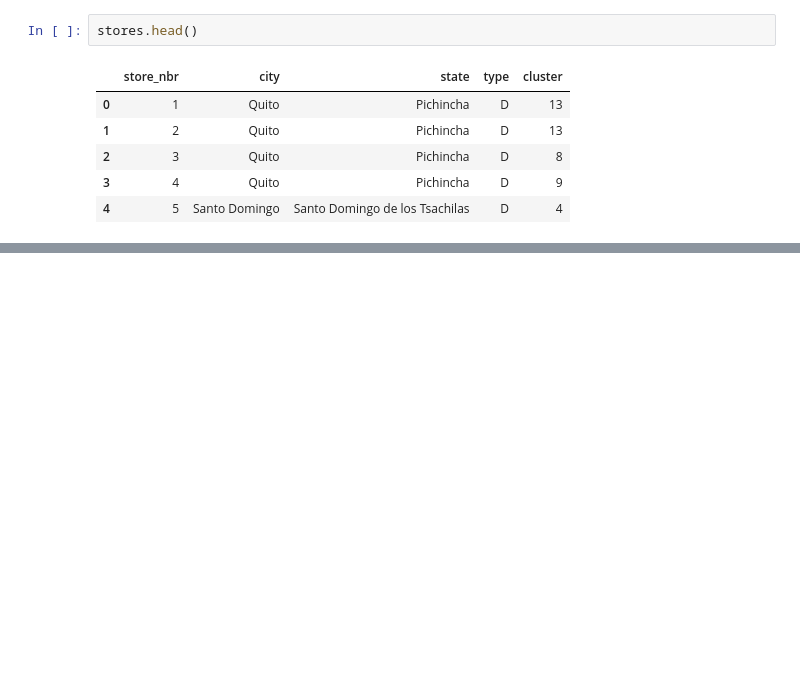
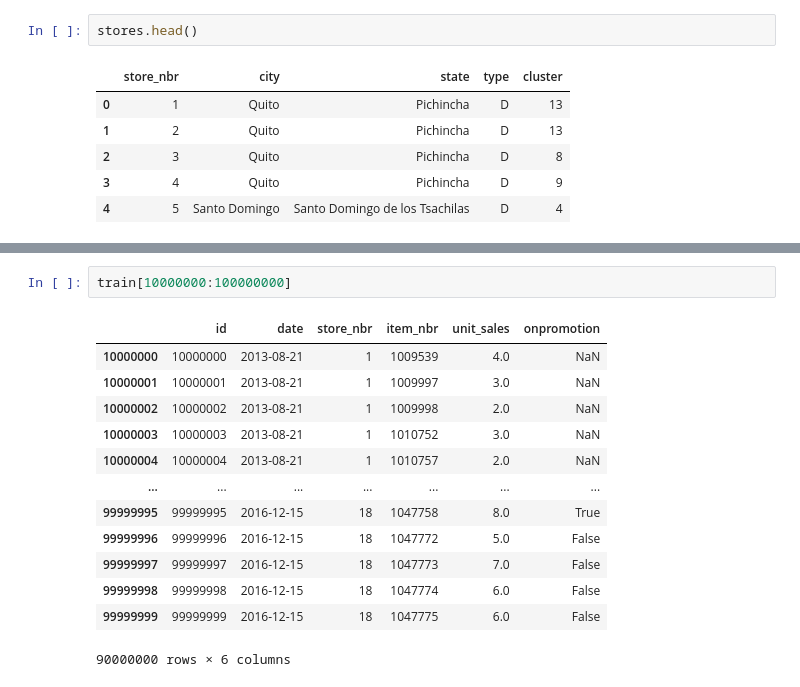
Before and after one commit to GregW04/Demand-Forecast, a Jupyter notebook: DF_wakacyjne_wyzwanie/EDA/EDA_Greggy.ipynb, the cells around one changed output, grey strips where cells are left out. Drawn from its saved outputs; the diff is of its cells as text; blank space fills up the shorter version.

```diff
--- a/DF_wakacyjne_wyzwanie/EDA/EDA_Greggy.ipynb
+++ b/DF_wakacyjne_wyzwanie/EDA/EDA_Greggy.ipynb
@@ -1533,0 +1629,16 @@ stores.head()
+# %%
+train[10000000:100000000]
+# %% [output]
+|  | id | date | store_nbr | item_nbr | unit_sales | onpromotion |
+| 10000000 | 10000000 | 2013-08-21 | 1 | 1009539 | 4.0 | NaN |
+| 10000001 | 10000001 | 2013-08-21 | 1 | 1009997 | 3.0 | NaN |
+| 10000002 | 10000002 | 2013-08-21 | 1 | 1009998 | 2.0 | NaN |
+| 10000003 | 10000003 | 2013-08-21 | 1 | 1010752 | 3.0 | NaN |
+| 10000004 | 10000004 | 2013-08-21 | 1 | 1010757 | 2.0 | NaN |
+| ... | ... | ... | ... | ... | ... | ... |
+| 99999995 | 99999995 | 2016-12-15 | 18 | 1047758 | 8.0 | True |
+| 99999996 | 99999996 | 2016-12-15 | 18 | 1047772 | 5.0 | False |
+| 99999997 | 99999997 | 2016-12-15 | 18 | 1047773 | 7.0 | False |
+| 99999998 | 99999998 | 2016-12-15 | 18 | 1047774 | 6.0 | False |
+| 99999999 | 99999999 | 2016-12-15 | 18 | 1047775 | 6.0 | False |
+90000000 rows × 6 columns
```
Also changed, not shown: parts of 19 cells of this notebook, 1 other file.
